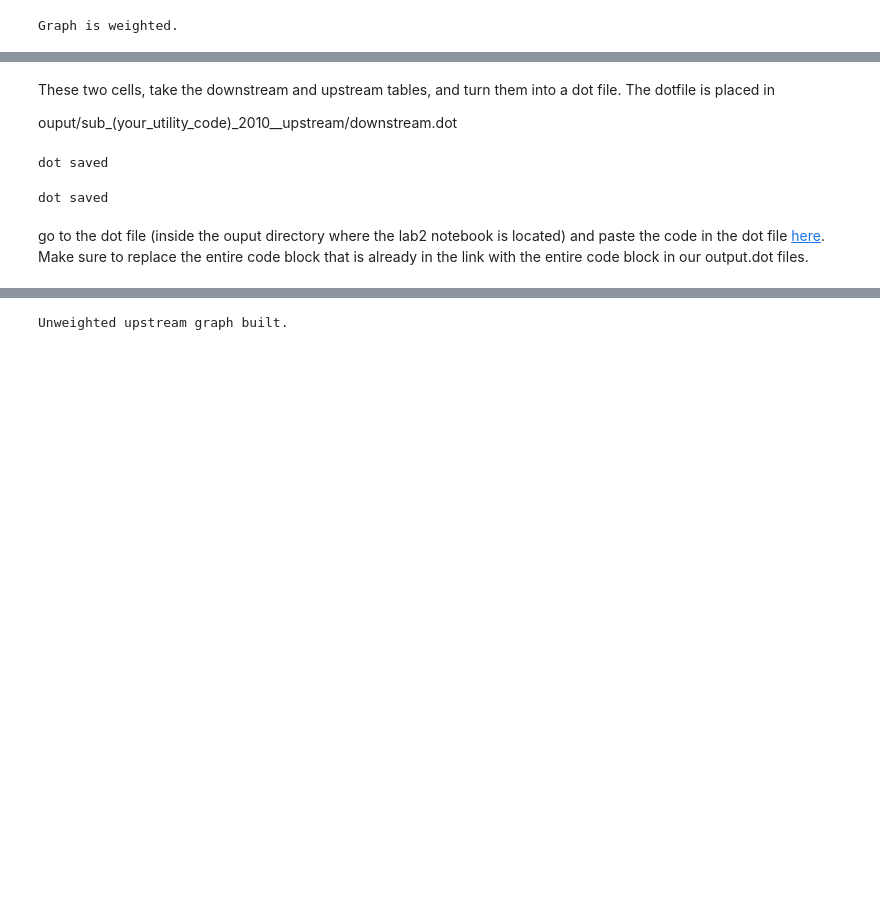
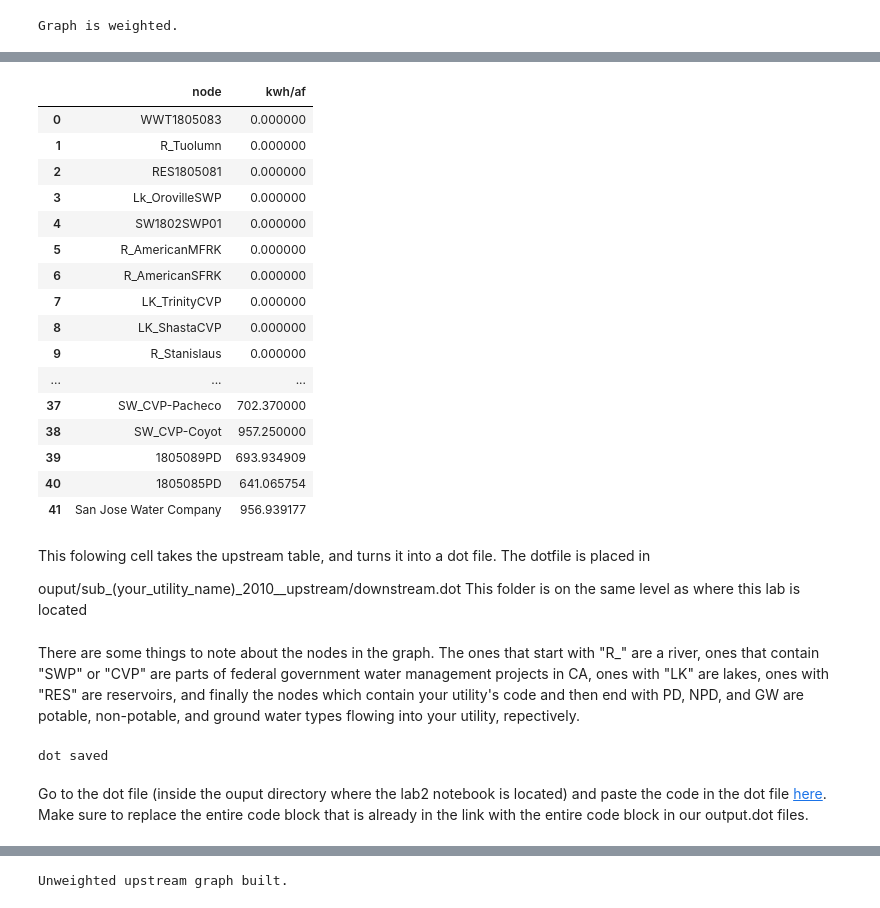
Before and after one commit to ds-modules/CE-110, a Jupyter notebook: network/Lab2.ipynb, the cells around one changed output, grey strips where cells are left out. Drawn from its saved outputs; the diff is of its cells as text; code cells hidden in the pictures; blank space fills up the shorter version.

Commit message:
Rough Draft of Jason's part

```diff
--- a/network/Lab2.ipynb
+++ b/network/Lab2.ipynb
@@ -45,14 +67,32 @@ The following attributes of our upstream and downstream examples show the tables
+# %%
+new_upstream_example.energy
+# %% [output]
+|  | node | kwh/af |
+| 0 | WWT1805083 | 0.000000 |
+| 1 | R_Tuolumn | 0.000000 |
+| 2 | RES1805081 | 0.000000 |
+| 3 | Lk_OrovilleSWP | 0.000000 |
+| 4 | SW1802SWP01 | 0.000000 |
+| 5 | R_AmericanMFRK | 0.000000 |
+| 6 | R_AmericanSFRK | 0.000000 |
+| 7 | LK_TrinityCVP | 0.000000 |
+| 8 | LK_ShastaCVP | 0.000000 |
+| 9 | R_Stanislaus | 0.000000 |
+| ... | ... | ... |
+| 37 | SW_CVP-Pacheco | 702.370000 |
+| 38 | SW_CVP-Coyot | 957.250000 |
+| 39 | 1805089PD | 693.934909 |
+| 40 | 1805085PD | 641.065754 |
+| 41 | San Jose Water Company | 956.939177 |
 # %% [markdown]
-These two cells, take the downstream and upstream tables, and turn them into a dot file. The dotfile is placed in
+This folowing cell takes the upstream table, and turns it into a dot file. The dotfile is placed in
 
-ouput/sub_(your_utility_code)_2010__upstream/downstream.dot
+ouput/sub_(your_utility_name)_2010__upstream/downstream.dot This folder is on the same level as where this lab is located
-# %%
-upstream_example.to_dot()
-# %% [output]
-dot saved
+# %% [markdown]
+There are some things to note about the nodes in the graph. The ones that start with "R_" are a river, ones that contain "SWP" or "CVP" are parts of federal government water management projects in CA, ones with "LK" are lakes, ones with "RES" are reservoirs, and finally the nodes which contain your utility's code and then end with PD, NPD, and GW are potable, non-potable, and ground water types flowing into your utility, repectively.
 # %%
 new_upstream_example.to_dot()
 # %% [output]
 dot saved
 # %% [markdown]
-go to the dot file (inside the ouput directory where the lab2 notebook is located) and paste the code in the dot file [here](https://dreampuf.github.io/GraphvizOnline/). Make sure to replace the entire code block that is already in the link with the entire code block in our output.dot files.
+Go to the dot file (inside the ouput directory where the lab2 notebook is located) and paste the code in the dot file [here](https://dreampuf.github.io/GraphvizOnline/). Make sure to replace the entire code block that is already in the link with the entire code block in our output.dot files.
```
Also changed, not shown: parts of 21 cells of this notebook, 1 other file.
